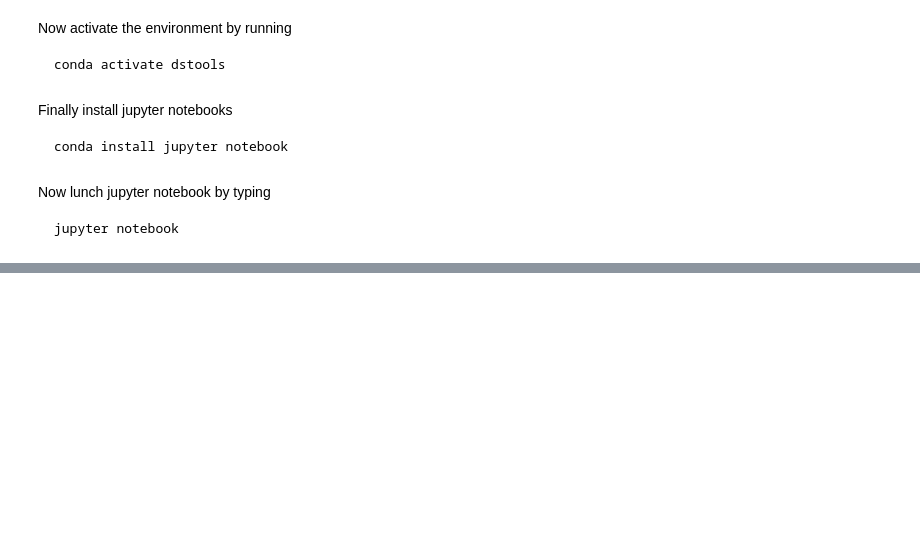
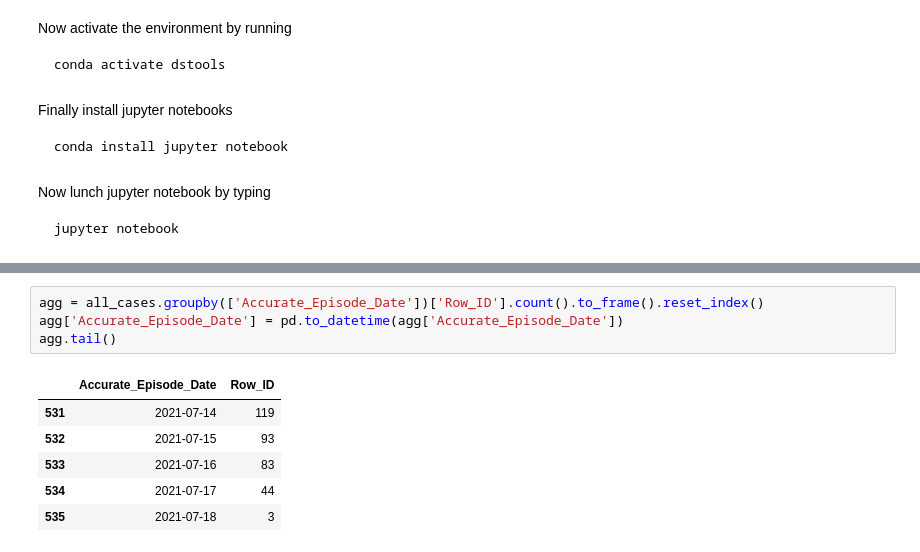
Before and after one commit to farbodab/ds-tools-ai4ph, a Jupyter notebook: Data Science Tools.ipynb, the cells around one changed output, grey strips where cells are left out. Saved outputs shown, nothing was run; the diff lists cells and outputs as text; blank space fills up the shorter version.

```diff
--- a/Data Science Tools.ipynb
+++ b/Data Science Tools.ipynb
@@ -48,0 +177,11 @@ jupyter notebook
+# %%
+agg = all_cases.groupby(['Accurate_Episode_Date'])['Row_ID'].count().to_frame().reset_index()
+agg['Accurate_Episode_Date'] = pd.to_datetime(agg['Accurate_Episode_Date'])
+agg.tail()
+# %% [output]
+|  | Accurate_Episode_Date | Row_ID |
+| 531 | 2021-07-14 | 119 |
+| 532 | 2021-07-15 | 93 |
+| 533 | 2021-07-16 | 83 |
+| 534 | 2021-07-17 | 44 |
+| 535 | 2021-07-18 | 3 |
```
Also changed, not shown: parts of 33 cells of this notebook, 8 other files.
